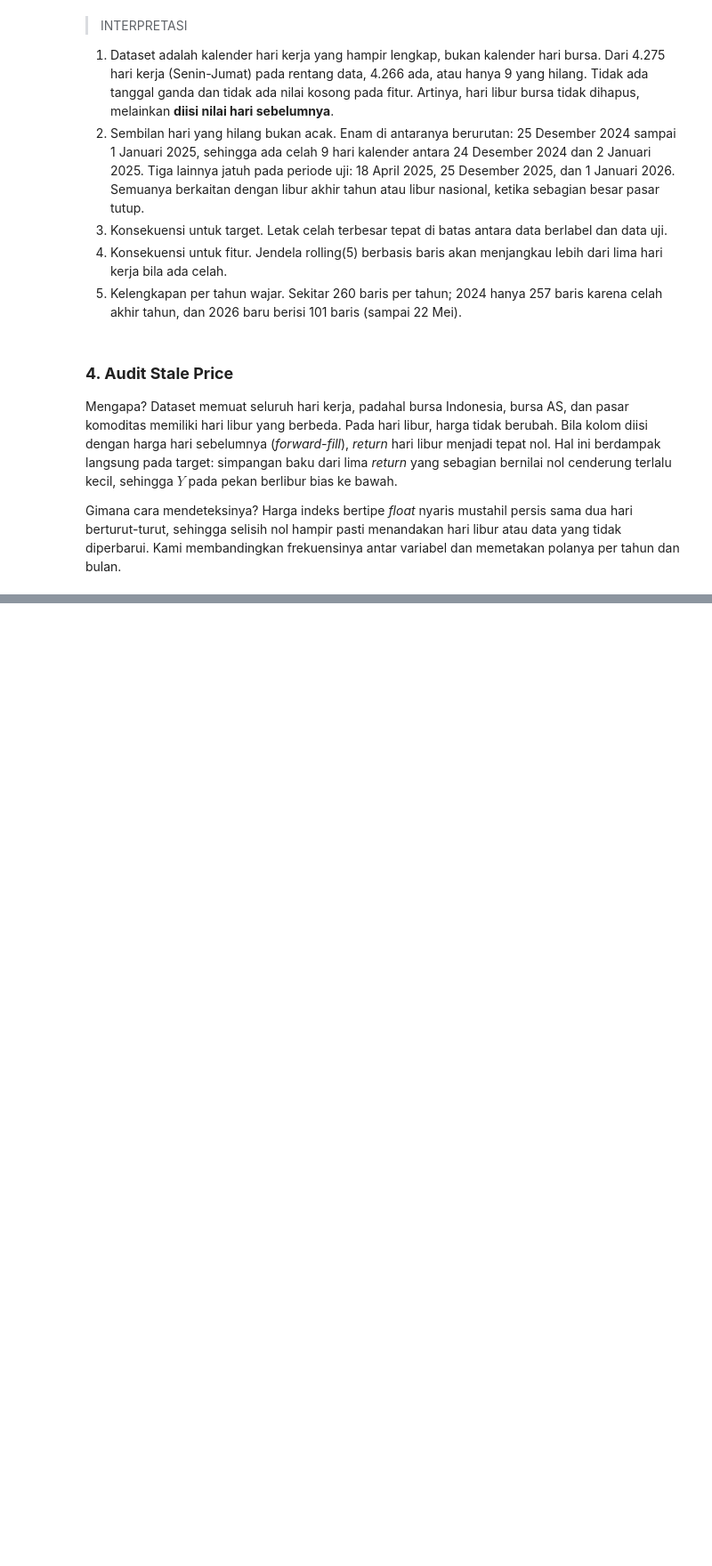
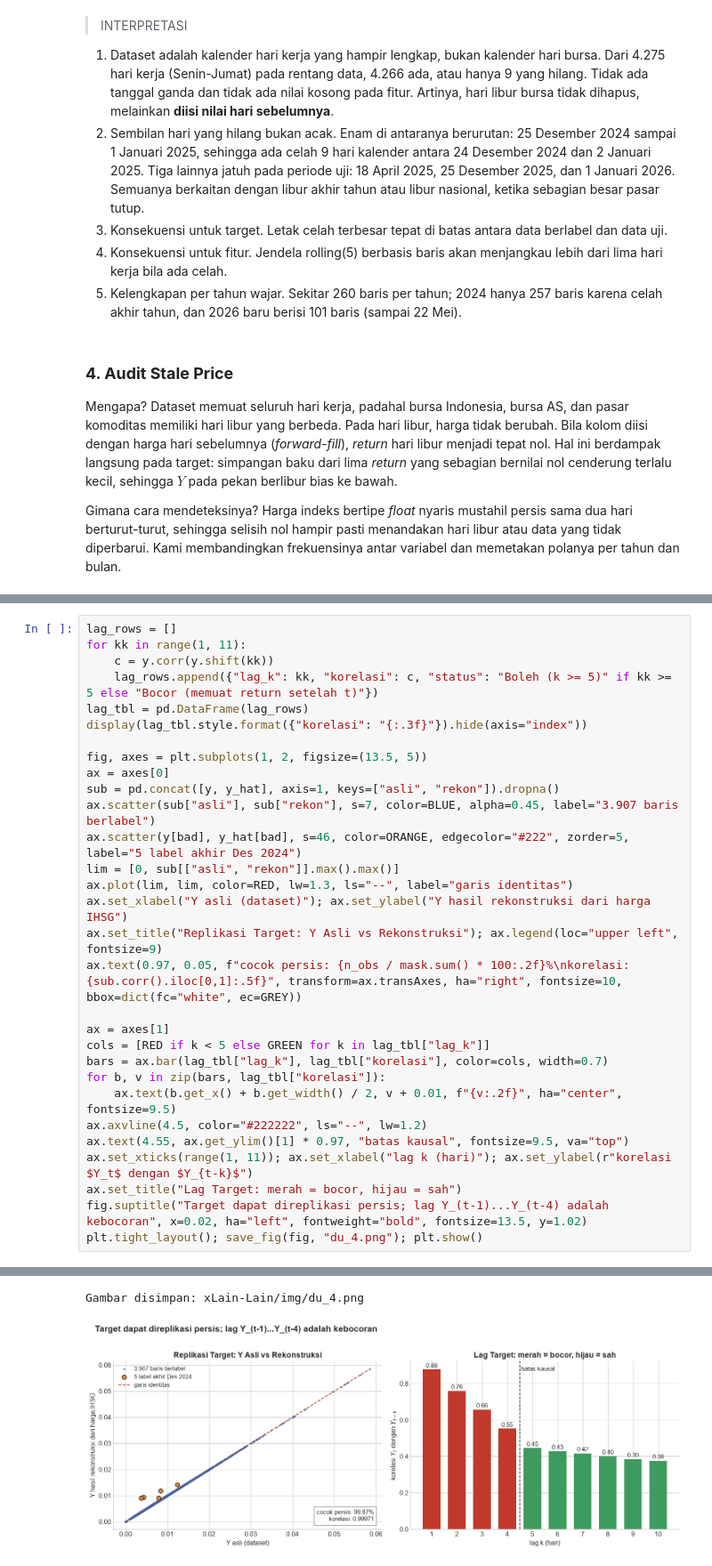
Before and after one commit to g3raldatsc/inception2026, a Jupyter notebook: Notebook/2_data_understanding.ipynb, the cells around one changed output, grey strips where cells are left out. Shown at 89% size. Drawn from its saved outputs; the diff is of its cells as text; blank space fills up the shorter version.

```diff
--- a/Notebook/2_data_understanding.ipynb
+++ b/Notebook/2_data_understanding.ipynb
@@ -292,0 +425,31 @@ Gambar disimpan: xLain-Lain/img/du_1.png
+# %%
+lag_rows = []
+for kk in range(1, 11):
+    c = y.corr(y.shift(kk))
+    lag_rows.append({"lag_k": kk, "korelasi": c, "status": "Boleh (k >= 5)" if kk >= 5 else "Bocor (memuat return setelah t)"})
+lag_tbl = pd.DataFrame(lag_rows)
+display(lag_tbl.style.format({"korelasi": "{:.3f}"}).hide(axis="index"))
+
+fig, axes = plt.subplots(1, 2, figsize=(13.5, 5))
+ax = axes[0]
+sub = pd.concat([y, y_hat], axis=1, keys=["asli", "rekon"]).dropna()
+ax.scatter(sub["asli"], sub["rekon"], s=7, color=BLUE, alpha=0.45, label="3.907 baris berlabel")
+ax.scatter(y[bad], y_hat[bad], s=46, color=ORANGE, edgecolor="#222", zorder=5, label="5 label akhir Des 2024")
+lim = [0, sub[["asli", "rekon"]].max().max()]
+ax.plot(lim, lim, color=RED, lw=1.3, ls="--", label="garis identitas")
+ax.set_xlabel("Y asli (dataset)"); ax.set_ylabel("Y hasil rekonstruksi dari harga IHSG")
+ax.set_title("Replikasi Target: Y Asli vs Rekonstruksi"); ax.legend(loc="upper left", fontsize=9)
+ax.text(0.97, 0.05, f"cocok persis: {n_obs / mask.sum() * 100:.2f}%\nkorelasi: {sub.corr().iloc[0,1]:.5f}", transform=ax.transAxes, ha="right", fontsize=10, bbox=dict(fc="white", ec=GREY))
+
+ax = axes[1]
+cols = [RED if k < 5 else GREEN for k in lag_tbl["lag_k"]]
+bars = ax.bar(lag_tbl["lag_k"], lag_tbl["korelasi"], color=cols, width=0.7)
+for b, v in zip(bars, lag_tbl["korelasi"]):
+    ax.text(b.get_x() + b.get_width() / 2, v + 0.01, f"{v:.2f}", ha="center", fontsize=9.5)
+ax.axvline(4.5, color="#222222", ls="--", lw=1.2)
+ax.text(4.55, ax.get_ylim()[1] * 0.97, "batas kausal", fontsize=9.5, va="top")
+ax.set_xticks(range(1, 11)); ax.set_xlabel("lag k (hari)"); ax.set_ylabel(r"korelasi $Y_t$ dengan $Y_{t-k}$")
+ax.set_title("Lag Target: merah = bocor, hijau = sah")
+fig.suptitle("Target dapat direplikasi persis; lag Y_(t-1)...Y_(t-4) adalah kebocoran", x=0.02, ha="left", fontweight="bold", fontsize=13.5, y=1.02)
+plt.tight_layout(); save_fig(fig, "du_4.png"); plt.show()
+# %% [output]
@@ -292,0 +467,2 @@ Gambar disimpan: xLain-Lain/img/du_1.png
+Gambar disimpan: xLain-Lain/img/du_4.png
+[figure, added]
```
Also changed, not shown: parts of 41 cells of this notebook, 16 other files.
